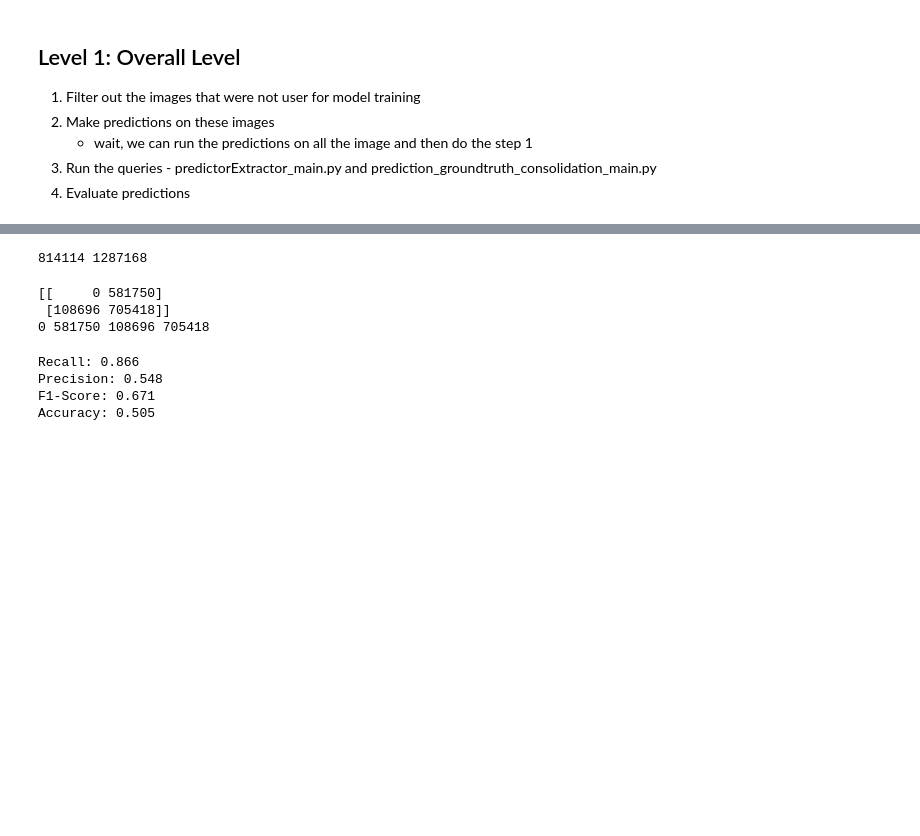
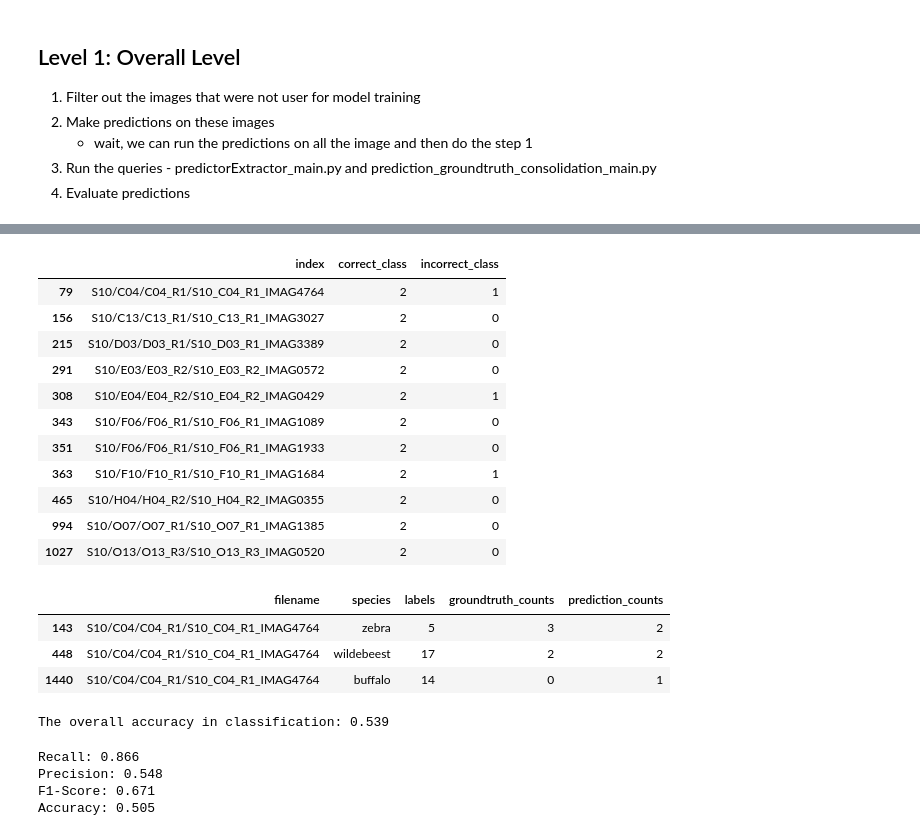
Before and after one commit to Manish-rai21bit/camera-trap-detection, a Jupyter notebook: EDA_and_ModelEvaluation/Evaluations_for_species_detection.ipynb, the cells around one changed output, grey strips where cells are left out. Cells and saved outputs as stored; diff of their text form; code cells hidden in the pictures; blank space fills up the shorter version.

```diff
--- a/EDA_and_ModelEvaluation/Evaluations_for_species_detection.ipynb
+++ b/EDA_and_ModelEvaluation/Evaluations_for_species_detection.ipynb
@@ -74,15 +74,62 @@ df_pred_gt_consolidated.tail()
-# %%
-y_true = [val != 0 for val in df_pred_gt_consolidated["groundtruth_counts"]]
-y_pred = [val != 0 for val in df_pred_gt_consolidated["prediction_counts"]]
-print(sum(y_true), sum(y_pred))
-# %% [output]
-814114 1287168
-# %%
-tn, fp, fn, tp = metric.confusion_matrix(y_true, y_pred).ravel()
-print(metric.confusion_matrix(y_true, y_pred))
-print(tn, fp, fn, tp)
-# %% [output]
-[[     0 581750]
- [108696 705418]]
-0 581750 108696 705418
+# %%
+df_pred_gt_consolidated_inter = df_pred_gt_consolidated.to_dict(orient='index')
+df_pred_gt_consolidated_dict = {}
+for k, v in df_pred_gt_consolidated_inter.items():
+
+    if v['filename'] not in df_pred_gt_consolidated_dict.keys():
+        df_pred_gt_consolidated_dict[v['filename']] = {}
+        if (v['prediction_counts'] not in ['11-50', '51+']) and (v['groundtruth_counts'] not in ['11-50', '51+']):
+            if (int(v['prediction_counts'])>0) and (int(v['groundtruth_counts'])>0):
+                df_pred_gt_consolidated_dict[v['filename']]['correct_class'] = 1
+                df_pred_gt_consolidated_dict[v['filename']]['incorrect_class'] = 0
+            else:
+                df_pred_gt_consolidated_dict[v['filename']]['correct_class'] = 0
+                df_pred_gt_consolidated_dict[v['filename']]['incorrect_class'] = 1
+        else:
+            if (v['prediction_counts'] == v['groundtruth_counts']):
+                df_pred_gt_consolidated_dict[v['filename']]['correct_class'] = 1
+                df_pred_gt_consolidated_dict[v['filename']]['incorrect_class'] = 0
+            else:
+                df_pred_gt_consolidated_dict[v['filename']]['correct_class'] = 0
+                df_pred_gt_consolidated_dict[v['filename']]['incorrect_class'] = 1
+
+    else:
+        if v['prediction_counts']==v['groundtruth_counts']:
+            df_pred_gt_consolidated_dict[v['filename']]['correct_class'] += 1
+            df_pred_gt_consolidated_dict[v['filename']]['incorrect_class'] += 0
+        else:
+            df_pred_gt_consolidated_dict[v['filename']]['correct_class'] += 0
+            df_pred_gt_consolidated_dict[v['filename']]['incorrect_class'] += 1
+# %%
+df_pred_gt_consolidated_leve1_class = pd.DataFrame(df_pred_gt_consolidated_dict).transpose().reset_index()
+df_pred_gt_consolidated_leve1_class[df_pred_gt_consolidated_leve1_class.correct_class>1]#.head(n=10)
+# %% [output]
+|  | index | correct_class | incorrect_class |
+| 79 | S10/C04/C04_R1/S10_C04_R1_IMAG4764 | 2 | 1 |
+| 156 | S10/C13/C13_R1/S10_C13_R1_IMAG3027 | 2 | 0 |
+| 215 | S10/D03/D03_R1/S10_D03_R1_IMAG3389 | 2 | 0 |
+| 291 | S10/E03/E03_R2/S10_E03_R2_IMAG0572 | 2 | 0 |
+| 308 | S10/E04/E04_R2/S10_E04_R2_IMAG0429 | 2 | 1 |
+| 343 | S10/F06/F06_R1/S10_F06_R1_IMAG1089 | 2 | 0 |
+| 351 | S10/F06/F06_R1/S10_F06_R1_IMAG1933 | 2 | 0 |
+| 363 | S10/F10/F10_R1/S10_F10_R1_IMAG1684 | 2 | 1 |
+| 465 | S10/H04/H04_R2/S10_H04_R2_IMAG0355 | 2 | 0 |
+| 994 | S10/O07/O07_R1/S10_O07_R1_IMAG1385 | 2 | 0 |
+| 1027 | S10/O13/O13_R3/S10_O13_R3_IMAG0520 | 2 | 0 |
+# %%
+image_path = 'S10/C04/C04_R1/S10_C04_R1_IMAG4764'
+df_pred_gt_consolidated[df_pred_gt_consolidated['filename']==image_path]
+# %% [output]
+|  | filename | species | labels | groundtruth_counts | prediction_counts |
+| 143 | S10/C04/C04_R1/S10_C04_R1_IMAG4764 | zebra | 5 | 3 | 2 |
+| 448 | S10/C04/C04_R1/S10_C04_R1_IMAG4764 | wildebeest | 17 | 2 | 2 |
+| 1440 | S10/C04/C04_R1/S10_C04_R1_IMAG4764 | buffalo | 14 | 0 | 1 |
+# %%
+# The overall classification accuracy
+correct_df = df_pred_gt_consolidated_leve1_class[(df_pred_gt_consolidated_leve1_class.correct_class>=1) \
+                                    & (df_pred_gt_consolidated_leve1_class.incorrect_class==0)]
+accuracy = correct_df.shape[0]/len(set(df_pred_gt_consolidated.filename))
+print("The overall accuracy in classification: {0}".format(round(accuracy, 3)))
+# %% [output]
+The overall accuracy in classification: 0.539
 # %%
```
Also changed, not shown: parts of 9 cells of this notebook, 4 other files.
